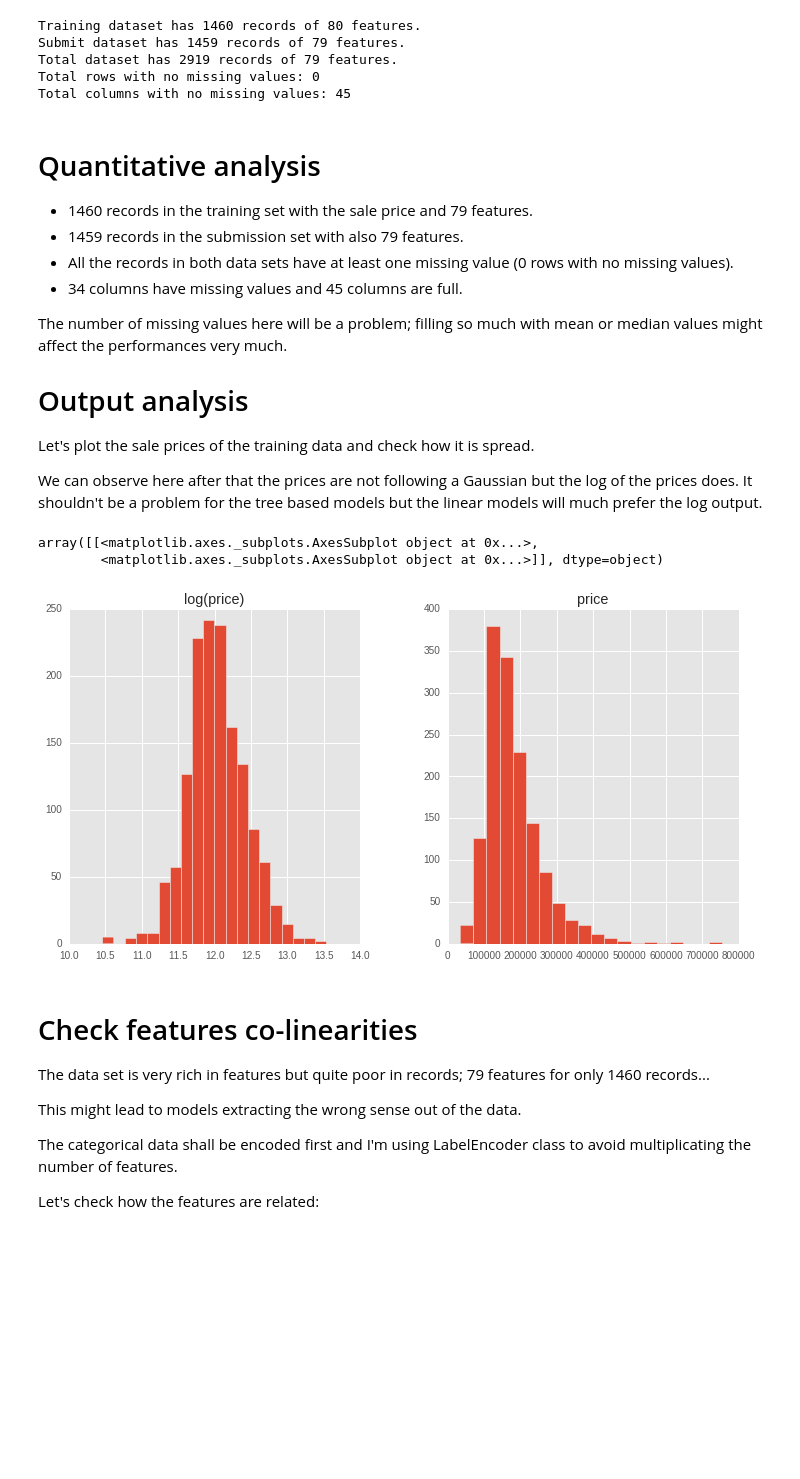
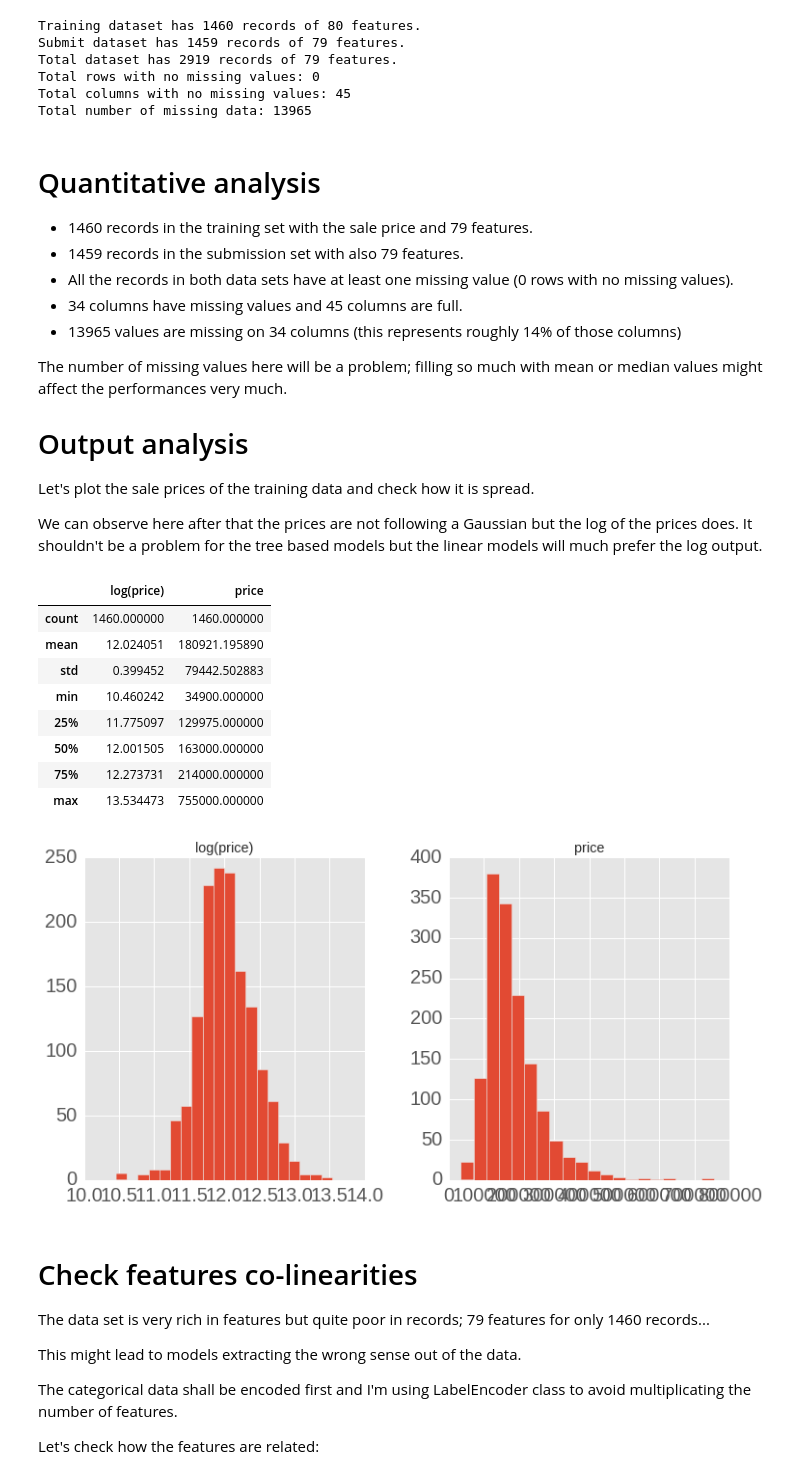
Before and after one commit to jcpince/machine-learning, a Jupyter notebook: projects/capstone/HousePrices_DataExploration.ipynb, the cells around one changed output. Drawn from its saved outputs; the diff is of its cells as text; code cells hidden in the pictures; blank space fills up the shorter version.

```diff
--- a/projects/capstone/HousePrices_DataExploration.ipynb
+++ b/projects/capstone/HousePrices_DataExploration.ipynb
@@ -31,12 +31,14 @@ whole_columns_nona = whole_ds.dropna(axis=1)
 
 print("Total rows with no missing values: %d" % (whole_rows_nona.shape[0]))
 print("Total columns with no missing values: %d" % (whole_columns_nona.shape[1]))
+print("Total number of missing data: %d" % whole_ds.isnull().sum().sum())
 # %% [output]
 Training dataset has 1460 records of 80 features.
 Submit dataset has 1459 records of 79 features.
 Total dataset has 2919 records of 79 features.
 Total rows with no missing values: 0
 Total columns with no missing values: 45
+Total number of missing data: 13965
 # %% [markdown]
 # Quantitative analysis
 
@@ -44,6 +46,7 @@ Total columns with no missing values: 45
  - 1459 records in the submission set with also 79 features.
  - All the records in both data sets have at least one missing value (0 rows with no missing values).
  - 34 columns have missing values and 45 columns are full.
+ - 13965 values are missing on 34 columns (this represents roughly 14% of those columns)
 
 The number of missing values here will be a problem; filling so much with mean or median values might affect the performances very much.
 
@@ -55,11 +58,19 @@ We can observe here after that the prices are not following a Gaussian but the l
 # %%
 matplotlib.rcParams['figure.figsize'] = (12.0, 6.0)
 prices_df = pd.DataFrame({"price":saleprices, "log(price)":np.log(saleprices)})
 prices_df.hist(bins=20)
+display(prices_df.describe())
 # %% [output]
-array([[<matplotlib.axes._subplots.AxesSubplot object at 0x...>,
-        <matplotlib.axes._subplots.AxesSubplot object at 0x...>]], dtype=object)
+|  | log(price) | price |
+| count | 1460.000000 | 1460.000000 |
+| mean | 12.024051 | 180921.195890 |
+| std | 0.399452 | 79442.502883 |
+| min | 10.460242 | 34900.000000 |
+| 25% | 11.775097 | 129975.000000 |
+| 50% | 12.001505 | 163000.000000 |
+| 75% | 12.273731 | 214000.000000 |
+| max | 13.534473 | 755000.000000 |
-[figure, old version]
+[figure, new version]
 # %% [markdown]
 # Check features co-linearities
 
```
Also changed, not shown: parts of 25 cells of this notebook, 22 other files.
